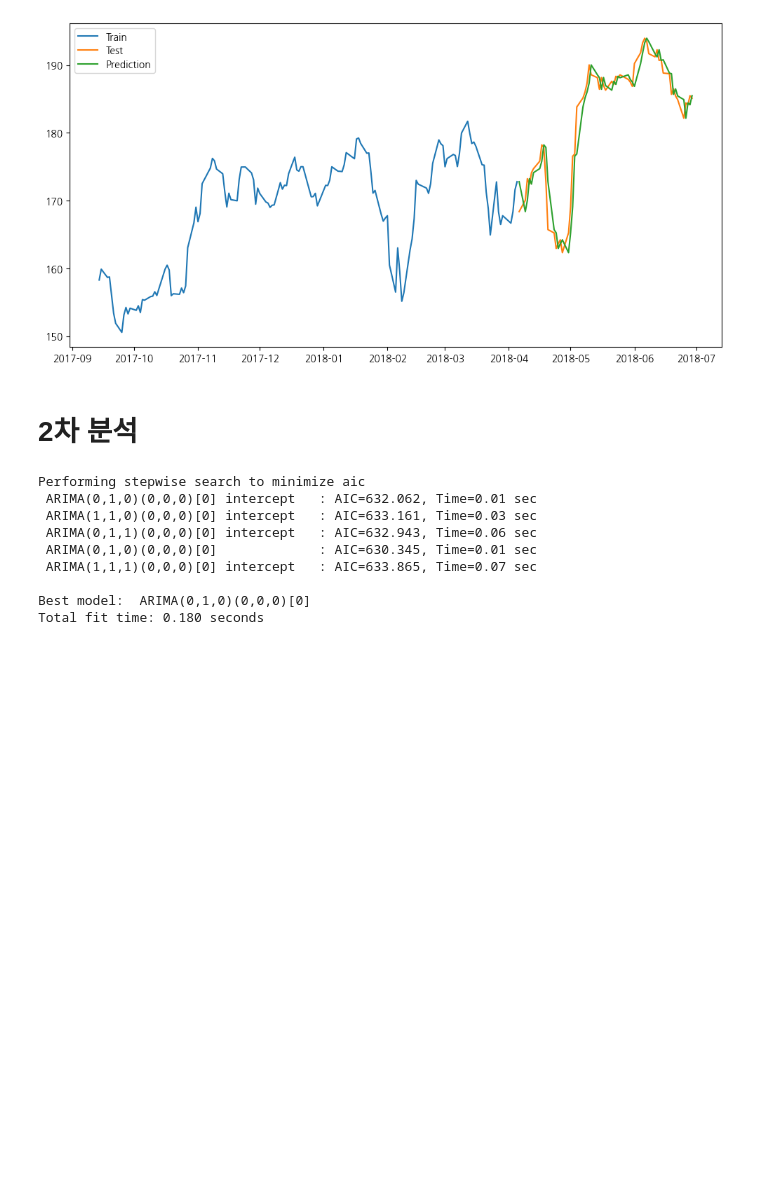
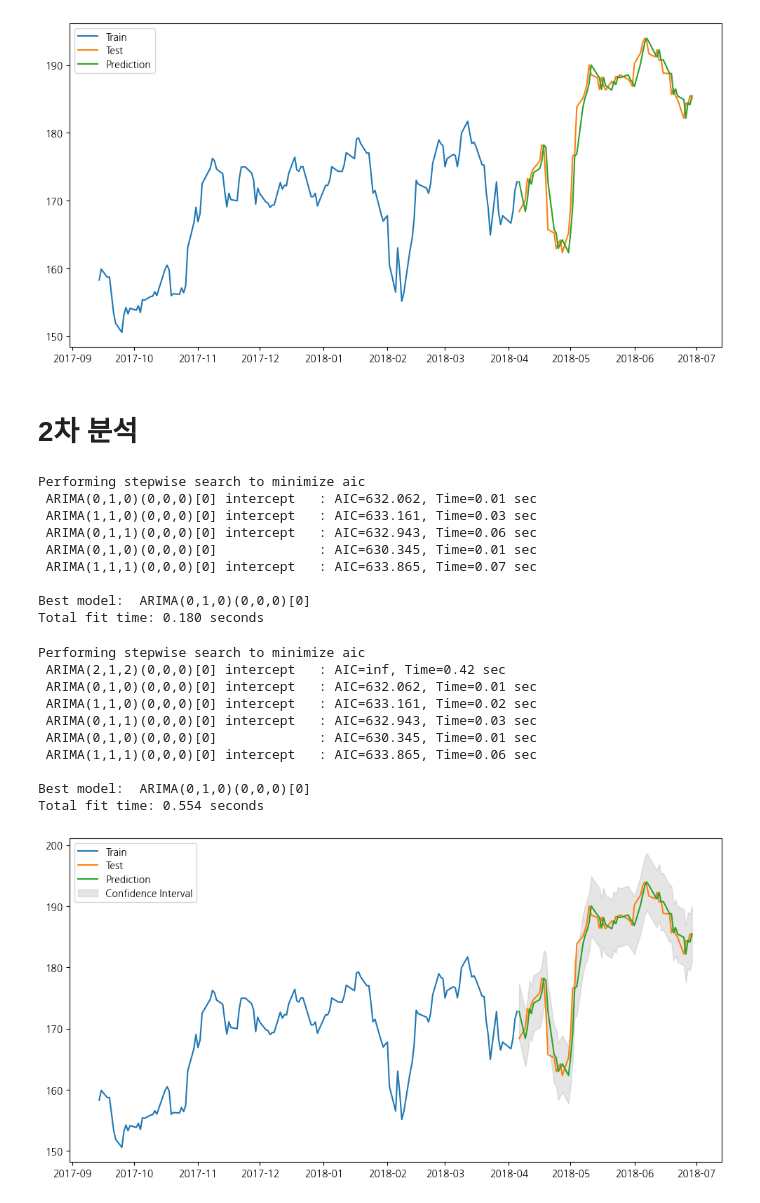
Before and after one commit to haram4th/fintech_pm_data_science, a Jupyter notebook: 09time_series/06AUTO_ARIMA를_이용한_주가_예측.ipynb, the cells around one changed output. Drawn from its saved outputs; the diff is of its cells as text; code cells hidden in the pictures; blank space fills up the shorter version.

```diff
--- a/09time_series/06AUTO_ARIMA를_이용한_주가_예측.ipynb
+++ b/09time_series/06AUTO_ARIMA를_이용한_주가_예측.ipynb
@@ -279,3 +279,71 @@ Performing stepwise search to minimize aic
 
 Best model:  ARIMA(0,1,0)(0,0,0)[0]
 Total fit time: 0.180 seconds
+# %%
+import pandas as pd
+import numpy as np
+import matplotlib.pyplot as plt
+import seaborn as sns
+import koreanize_matplotlib
+import pmdarima as pm
+from pmdarima.arima import ndiffs
+
+# 데이터 로드 및 전처리
+data = pd.read_csv("./data/market/tr_eod_data_rounded.csv", index_col=0, parse_dates=True)
+data_y = data.dropna()
+y = data_y[['AAPL.O']].iloc[-200:]
+
+# 훈련 및 테스트 데이터 분리
+from sklearn.model_selection import train_test_split
+y_train, y_test = train_test_split(y['AAPL.O'], test_size=0.3, shuffle=False, random_state=10)
+
+# 차분 횟수 계산
+kpss_diffs = ndiffs(y_train, alpha=0.05, test='kpss', max_d=6)
+adf_diffs = ndiffs(y_train, alpha=0.05, test='adf', max_d=6)
+n_diffs = max(kpss_diffs, adf_diffs)
+
+# ARIMA 모델 학습
+model = pm.auto_arima(y_train, d=n_diffs, trace=True)
+
+# 예측 및 모델 업데이트 함수
+def forecast_one_step():
+    fc, conf_int = model.predict(n_periods=1, return_conf_int=True)
+    return (fc.tolist()[0], np.asarray(conf_int).tolist()[0])
+
+# 예측 결과 저장 변수 초기화
+forecasts = []
+y_pred = []
+pred_upper = []
+pred_lower = []
+
+# 테스트 데이터에 대한 예측 및 모델 업데이트
+for new_ob in y_test:
+    fc, conf = forecast_one_step()
+    y_pred.append(fc)
+    pred_upper.append(conf[1])
+    pred_lower.append(conf[0])
+    model.update(new_ob)
+
+# 예측 결과 DataFrame 생성
+final_result = pd.DataFrame(dict(test=y_test, pred=y_pred))
+
+# 시각화
+fig, axes = plt.subplots(1,1, figsize=(12,6))
+plt.plot(y_train, label="Train")
+plt.plot(y_test, label="Test")
+plt.plot(final_result['pred'], label="Prediction")
+plt.fill_between(final_result.index, pred_lower, pred_upper, color='gray', alpha=0.2, label="Confidence Interval")
+plt.legend()
+plt.show()
+# %% [output]
+Performing stepwise search to minimize aic
+ ARIMA(2,1,2)(0,0,0)[0] intercept   : AIC=inf, Time=0.42 sec
+ ARIMA(0,1,0)(0,0,0)[0] intercept   : AIC=632.062, Time=0.01 sec
+ ARIMA(1,1,0)(0,0,0)[0] intercept   : AIC=633.161, Time=0.02 sec
+ ARIMA(0,1,1)(0,0,0)[0] intercept   : AIC=632.943, Time=0.03 sec
+ ARIMA(0,1,0)(0,0,0)[0]             : AIC=630.345, Time=0.01 sec
+ ARIMA(1,1,1)(0,0,0)[0] intercept   : AIC=633.865, Time=0.06 sec
+
+Best model:  ARIMA(0,1,0)(0,0,0)[0]
+Total fit time: 0.554 seconds
+[figure, added]
```
Also changed, not shown: parts of 1 cell of this notebook, 3 other files.
